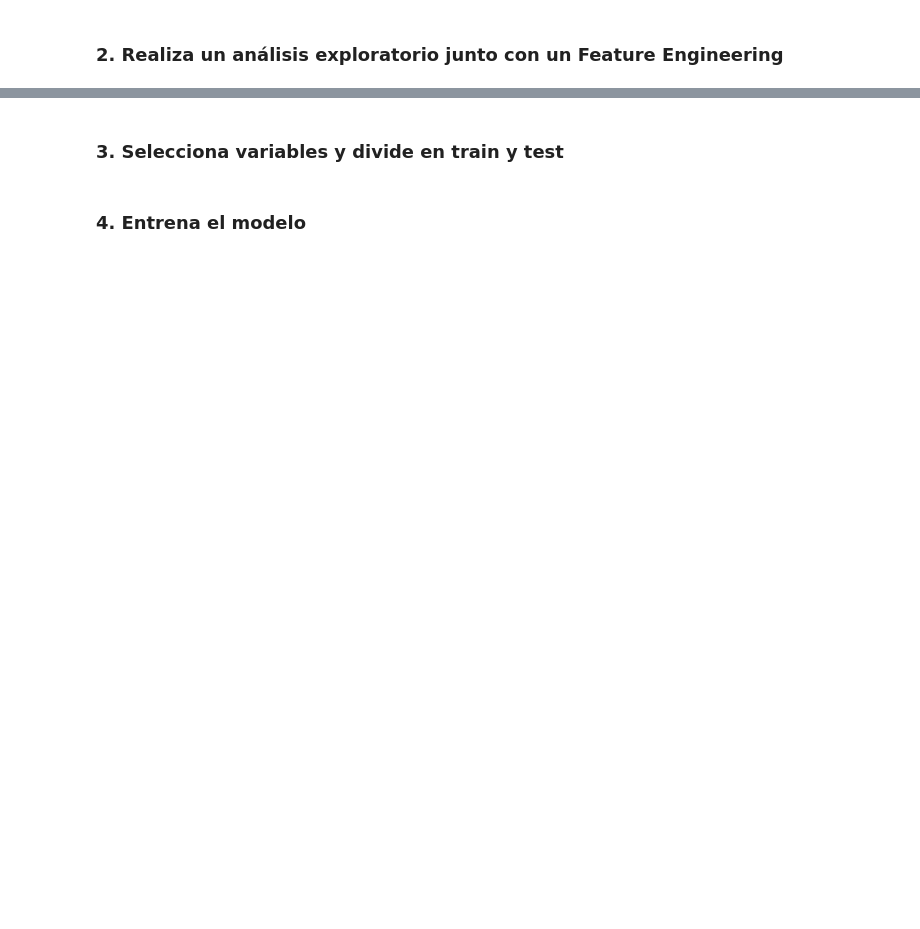
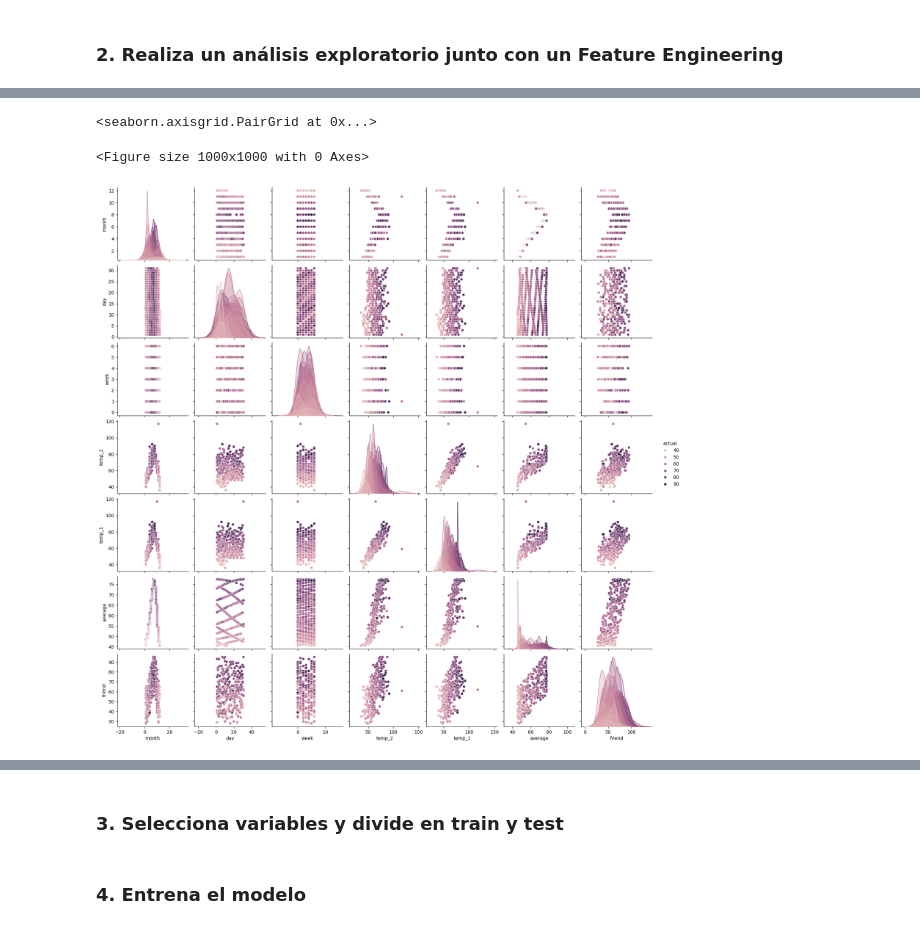
Before and after one commit to Avalverdep/2026-10-BILBAO-FT-Data-Science, a Jupyter notebook: 3-Machine_Learning/1-Supervisado/3-RegorClass/5-Decision_Trees/ejercicio/DTrees_reg_class.ipynb, the cells around one changed output, grey strips where cells are left out. Saved outputs shown, nothing was run; the diff lists cells and outputs as text; code cells hidden in the pictures; blank space fills up the shorter version.

```diff
--- a/3-Machine_Learning/1-Supervisado/3-RegorClass/5-Decision_Trees/ejercicio/DTrees_reg_class.ipynb
+++ b/3-Machine_Learning/1-Supervisado/3-RegorClass/5-Decision_Trees/ejercicio/DTrees_reg_class.ipynb
@@ -17,0 +27,2 @@ Son datos de temperaturas tomados de la ciudad de Seattle. El objetivo es intent
+# %%
+df = pd.DataFrame(pd.read_csv('data/temps.csv'))
@@ -18,2 +48,5 @@ Son datos de temperaturas tomados de la ciudad de Seattle. El objetivo es intent
 # %% [markdown]
 ### 2. Realiza un análisis exploratorio junto con un Feature Engineering
+# %%
+dias = {'Mon': 0, 'Tues': 1, 'Wed': 2, 'Thurs': 3, 'Fri': 4, 'Sat': 5, 'Sun': 6}
+df['week'] = df['week'].map(dias) #pasar a int la columna week que es string
@@ -19,0 +66,13 @@ Son datos de temperaturas tomados de la ciudad de Seattle. El objetivo es intent
+# %%
+df = df.drop(columns='year')
+# %%
+df = df[(df['temp_1'] <= 100) & (df['temp_2'] <= 100)]   #  limpiar valores anómalos de temperaturas.
+# %%
+
+
+plt.figure(figsize=(10,10))
+sns.pairplot(df, hue='actual')
+# %% [output]
+<seaborn.axisgrid.PairGrid at 0x...>
+<Figure size 1000x1000 with 0 Axes>
+[figure, added]
```
Also changed, not shown: parts of 27 cells of this notebook, 4 other files.
